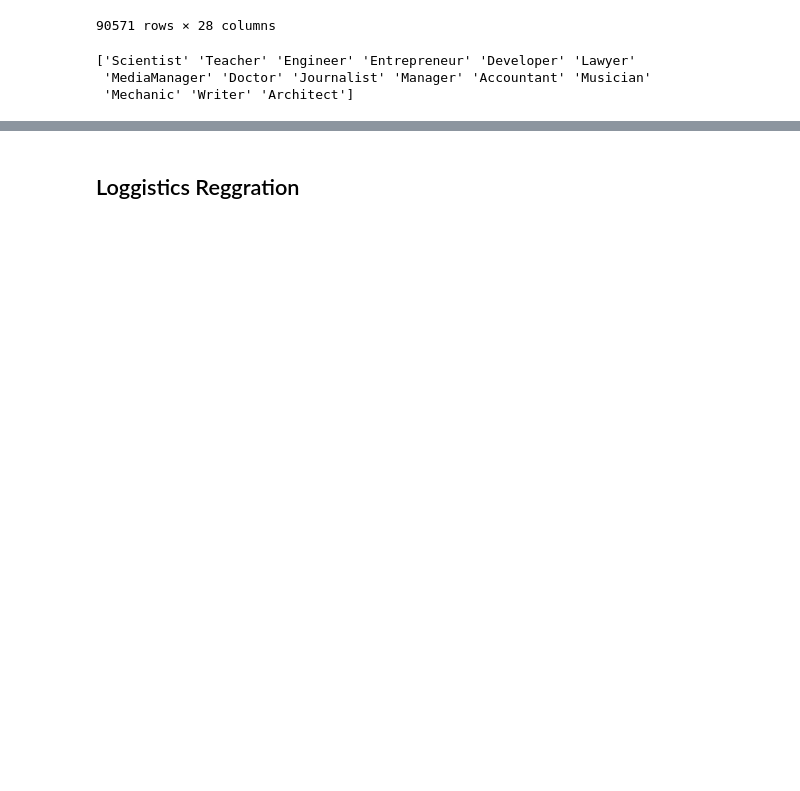
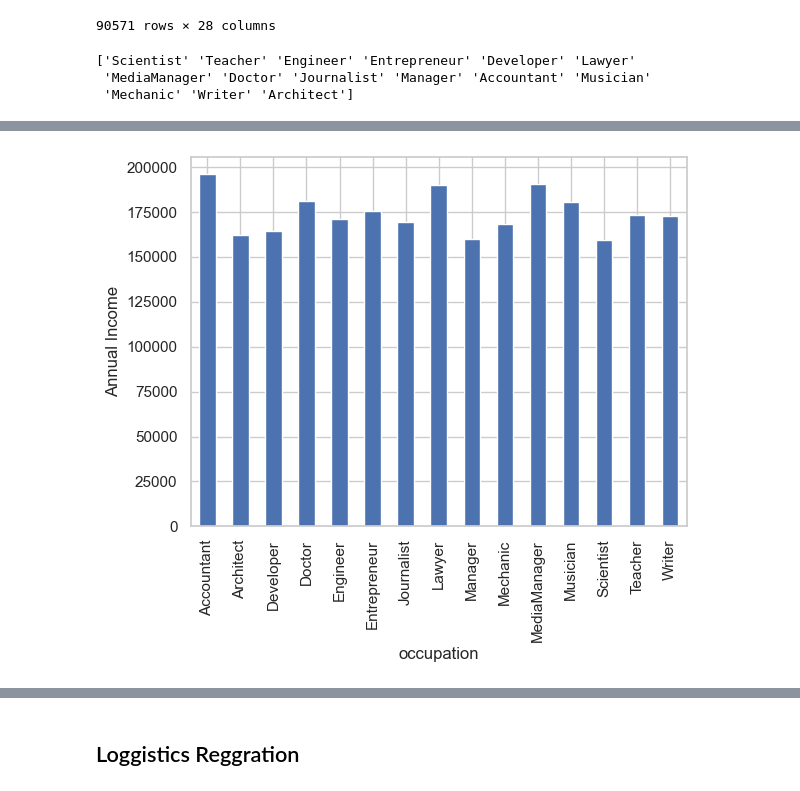
Before and after one commit to rodyrahi/creditscoreML, a Jupyter notebook: credit.ipynb, the cells around one changed output, grey strips where cells are left out. Cells and saved outputs as stored; diff of their text form; code cells hidden in the pictures; blank space fills up the shorter version.

```diff
--- a/credit.ipynb
+++ b/credit.ipynb
@@ -121,0 +200,8 @@ print(scoredf['occupation'].unique())
+# %%
+
+
+scoredf.groupby('occupation')['Annual_Income'].mean().plot(kind='bar')
+plt.ylabel('Annual Income')
+plt.show()
+# %% [output]
+[figure, added]
```
Also changed, not shown: parts of 37 cells of this notebook, 1 other file.
